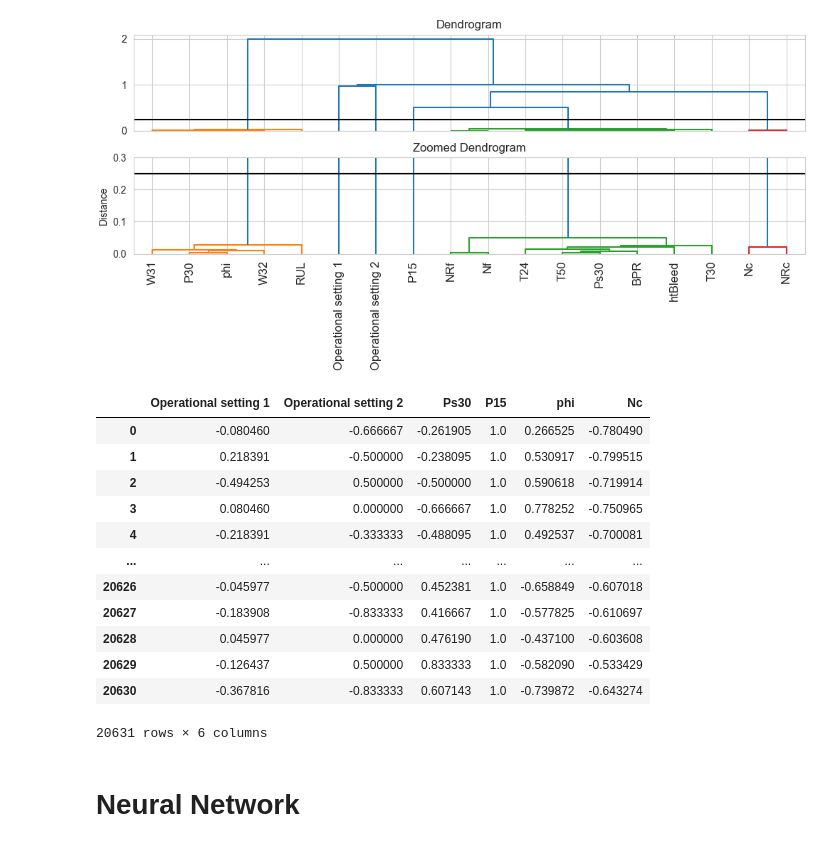
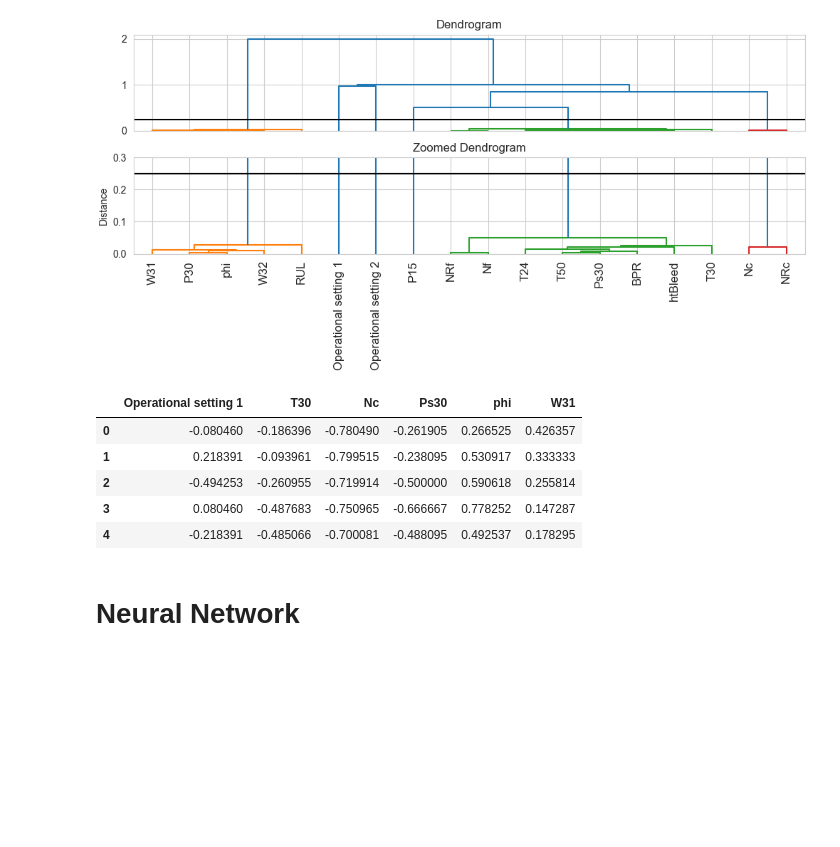
Before and after one commit to MathiaFiorelli/Praca-dyplomowa, a Jupyter notebook: Code/Notebook.ipynb, the cells around one changed output. Cells and saved outputs as stored; diff of their text form; code cells hidden in the pictures; blank space fills up the shorter version.

```diff
--- a/Code/Notebook.ipynb
+++ b/Code/Notebook.ipynb
@@ -34,21 +34,16 @@ Deleted column: PCNfR_dmd
 [figure]
 [figure]
 # %%
-df
+selected_features = ['Operational setting 1', 'Ps30', 'phi', 'Nc', 'T30', 'W31']
+df = pd.read_excel(f'{filepath}\Output\Preprocessed.xlsx',sheet_name='Scaled DF',usecols=selected_features)
+df.head()
 # %% [output]
-|  | Operational setting 1 | Operational setting 2 | Ps30 | P15 | phi | Nc |
-| 0 | -0.080460 | -0.666667 | -0.261905 | 1.0 | 0.266525 | -0.780490 |
-| 1 | 0.218391 | -0.500000 | -0.238095 | 1.0 | 0.530917 | -0.799515 |
-| 2 | -0.494253 | 0.500000 | -0.500000 | 1.0 | 0.590618 | -0.719914 |
-| 3 | 0.080460 | 0.000000 | -0.666667 | 1.0 | 0.778252 | -0.750965 |
-| 4 | -0.218391 | -0.333333 | -0.488095 | 1.0 | 0.492537 | -0.700081 |
-| ... | ... | ... | ... | ... | ... | ... |
-| 20626 | -0.045977 | -0.500000 | 0.452381 | 1.0 | -0.658849 | -0.607018 |
-| 20627 | -0.183908 | -0.833333 | 0.416667 | 1.0 | -0.577825 | -0.610697 |
-| 20628 | 0.045977 | 0.000000 | 0.476190 | 1.0 | -0.437100 | -0.603608 |
-| 20629 | -0.126437 | 0.500000 | 0.833333 | 1.0 | -0.582090 | -0.533429 |
-| 20630 | -0.367816 | -0.833333 | 0.607143 | 1.0 | -0.739872 | -0.643274 |
+|  | Operational setting 1 | T30 | Nc | Ps30 | phi | W31 |
+| 0 | -0.080460 | -0.186396 | -0.780490 | -0.261905 | 0.266525 | 0.426357 |
+| 1 | 0.218391 | -0.093961 | -0.799515 | -0.238095 | 0.530917 | 0.333333 |
+| 2 | -0.494253 | -0.260955 | -0.719914 | -0.500000 | 0.590618 | 0.255814 |
+| 3 | 0.080460 | -0.487683 | -0.750965 | -0.666667 | 0.778252 | 0.147287 |
+| 4 | -0.218391 | -0.485066 | -0.700081 | -0.488095 | 0.492537 | 0.178295 |
-20631 rows × 6 columns
 # %% [markdown]
 # Neural Network
 # %% [markdown]
```
Also changed, not shown: parts of 29 cells of this notebook, 7 other files.
